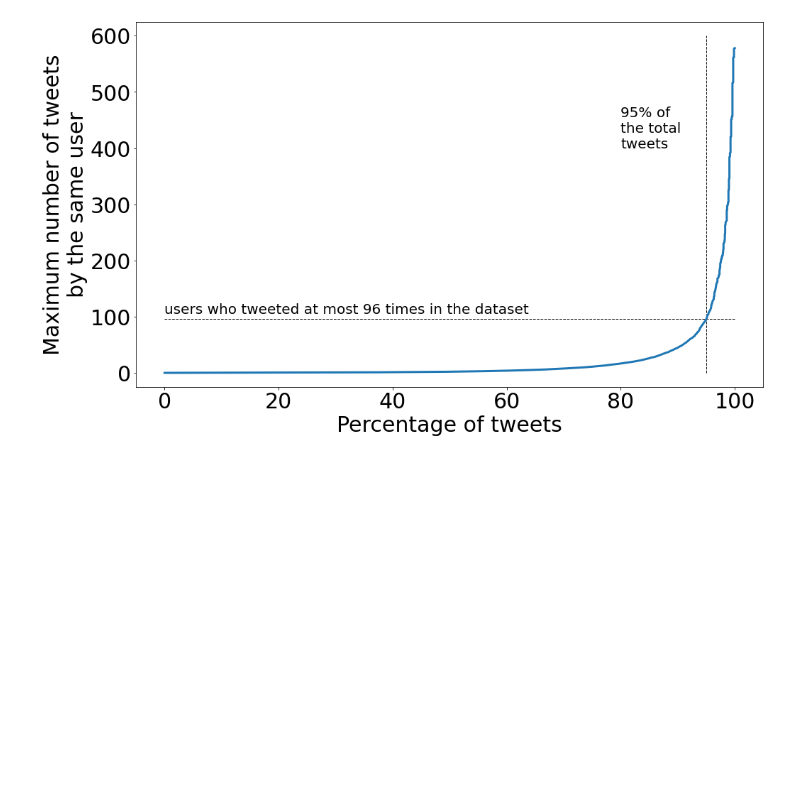
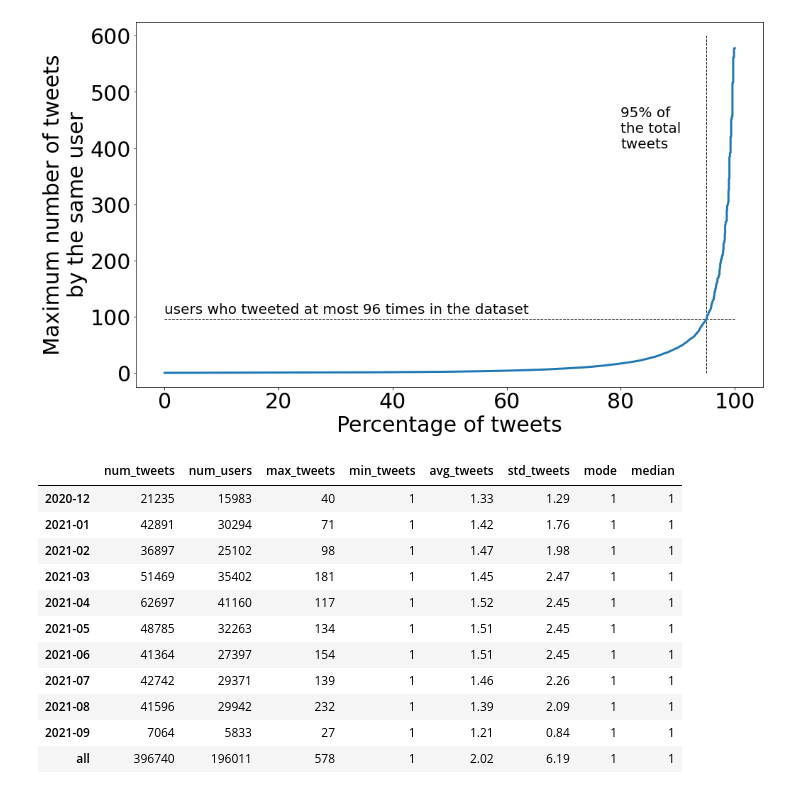
Before and after one commit to AilabUdineGit/covid-vaccines-tools, a Jupyter notebook: plots/PLOT_tweets_per_user.ipynb, the cells around one changed output. Cells and saved outputs as stored; diff of their text form; code cells hidden in the pictures; blank space fills up the shorter version.

```diff
--- a/plots/PLOT_tweets_per_user.ipynb
+++ b/plots/PLOT_tweets_per_user.ipynb
@@ -74,3 +74,52 @@ plt.savefig("output/plots_tweets_per_user_cumulative.png")
 plt.show()
 # %% [output]
 [figure]
+# %%
+df["ymonth"] = df.created_at.str[0:7]
+tmp = df.groupby("ymonth")
+l = []
+
+for ym, d in tmp:
+
+    x = d.groupby("user_id").count().tweet_id.sort_values()
+
+    l.append(
+        (
+            len(d.tweet_id.unique()),
+            len(d.user_id.unique()),
+            x.max(),
+            x.min(),
+            x.mean(),
+            x.std(),
+            x.mode()[0],
+            x.iloc[len(x)//2],
+        )
+    )
+x = df.groupby("user_id").count().tweet_id.sort_values()
+l.append(
+    (
+        len(df.tweet_id.unique()),
+        len(df.user_id.unique()),
+        x.max(),
+        x.min(),
+        x.mean(),
+        x.std(),
+        x.mode()[0],
+        x.iloc[len(x)//2],
+    )
+)
+l = pd.DataFrame(l, index=list(tmp.groups)4+["all"], columns=["num_tweets", "num_users", "max_tweets", "min_tweets", "avg_tweets", "std_tweets", "mode", "median"])
+l.round(2)
+# %% [output]
+|  | num_tweets | num_users | max_tweets | min_tweets | avg_tweets | std_tweets | mode | median |
+| 2020-12 | 21235 | 15983 | 40 | 1 | 1.33 | 1.29 | 1 | 1 |
+| 2021-01 | 42891 | 30294 | 71 | 1 | 1.42 | 1.76 | 1 | 1 |
+| 2021-02 | 36897 | 25102 | 98 | 1 | 1.47 | 1.98 | 1 | 1 |
+| 2021-03 | 51469 | 35402 | 181 | 1 | 1.45 | 2.47 | 1 | 1 |
+| 2021-04 | 62697 | 41160 | 117 | 1 | 1.52 | 2.45 | 1 | 1 |
+| 2021-05 | 48785 | 32263 | 134 | 1 | 1.51 | 2.45 | 1 | 1 |
+| 2021-06 | 41364 | 27397 | 154 | 1 | 1.51 | 2.45 | 1 | 1 |
+| 2021-07 | 42742 | 29371 | 139 | 1 | 1.46 | 2.26 | 1 | 1 |
+| 2021-08 | 41596 | 29942 | 232 | 1 | 1.39 | 2.09 | 1 | 1 |
+| 2021-09 | 7064 | 5833 | 27 | 1 | 1.21 | 0.84 | 1 | 1 |
+| all | 396740 | 196011 | 578 | 1 | 2.02 | 6.19 | 1 | 1 |
```
